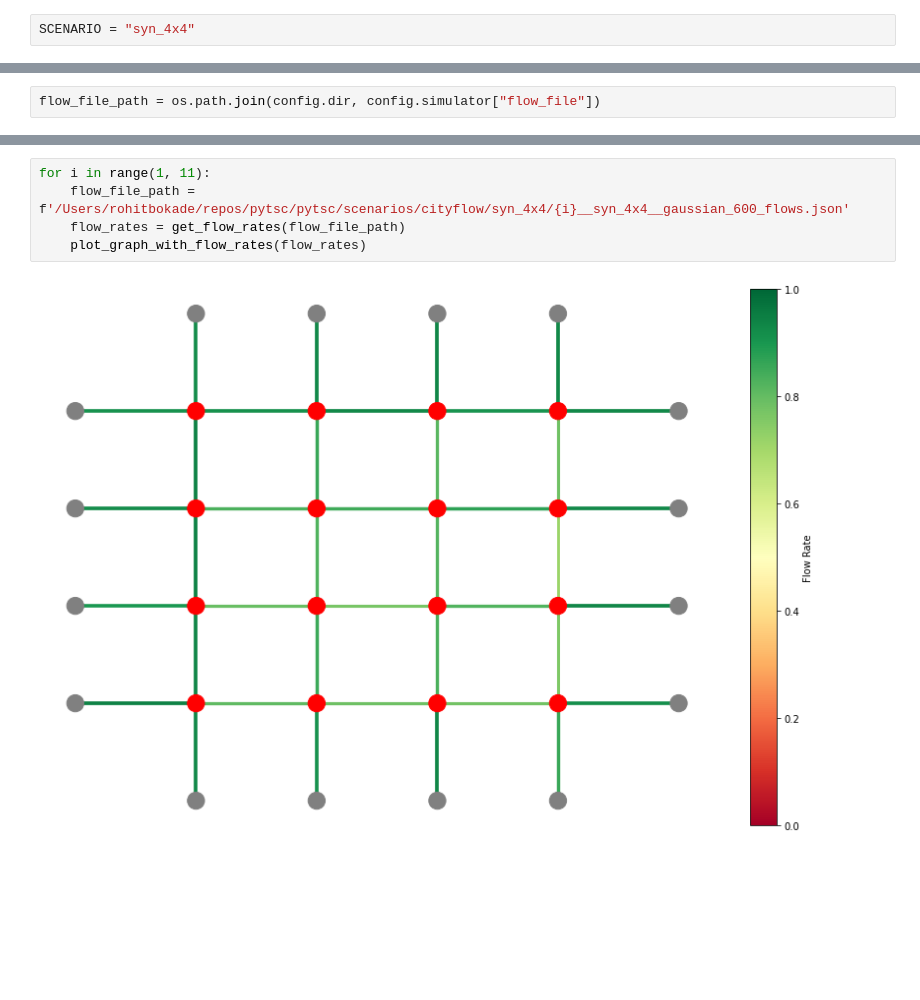
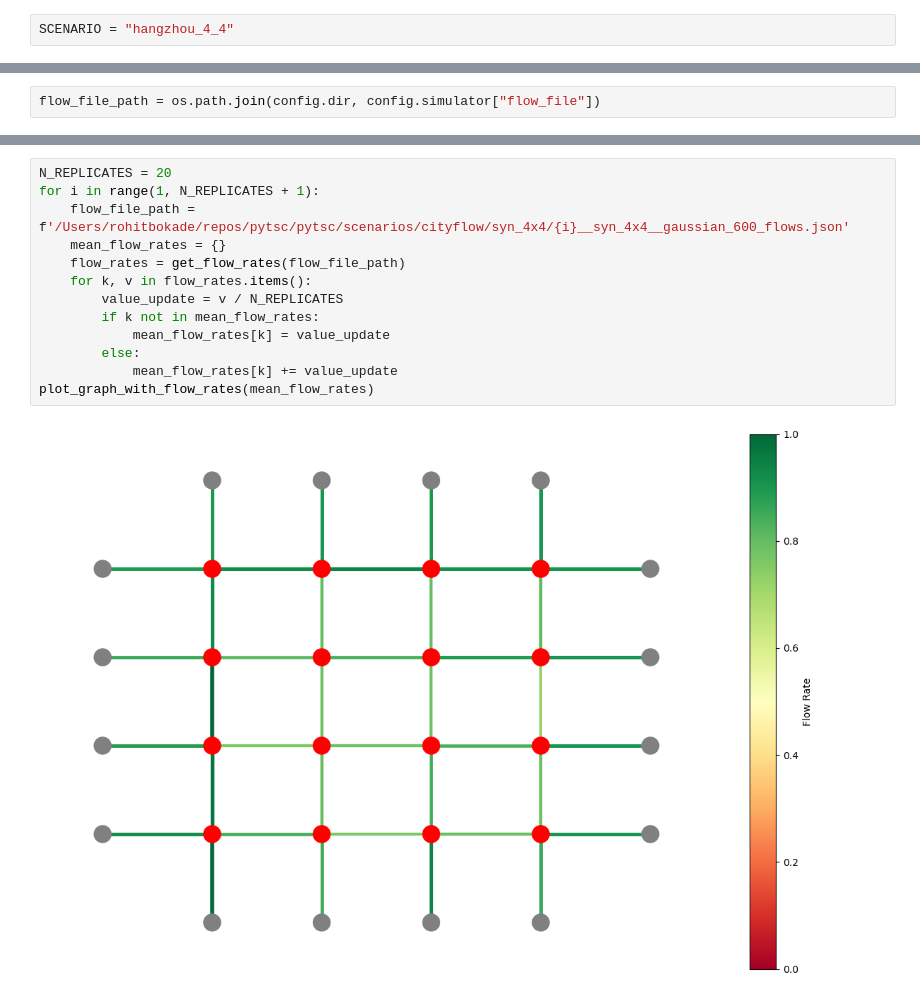
Before and after one commit to rbokade/pytsc, a Jupyter notebook: pytsc/notebooks/scenarios.ipynb, the cells around one changed output, grey strips where cells are left out. Saved outputs shown, nothing was run; the diff lists cells and outputs as text; blank space fills up the shorter version.

```diff
--- a/pytsc/notebooks/scenarios.ipynb
+++ b/pytsc/notebooks/scenarios.ipynb
@@ -18,7 +18,7 @@ from pytsc.backends.cityflow import CITYFLOW_MODULES
 # %% [markdown]
 ## Inputs
 # %%
-SCENARIO = "syn_4x4"
+SCENARIO = "hangzhou_4_4"
 # %% [markdown]
 ## Functions
 # %%
@@ -192,7 +192,15 @@ FileNotFoundError: [Errno 2] No such file or directory: '/Users/rohitbokade/repo
 # %%
-for i in range(1, 11):
+N_REPLICATES = 20
+for i in range(1, N_REPLICATES + 1):
     flow_file_path = f'/Users/rohitbokade/repos/pytsc/pytsc/scenarios/cityflow/syn_4x4/{i}__syn_4x4__gaussian_600_flows.json'
+    mean_flow_rates = {}
     flow_rates = get_flow_rates(flow_file_path)
-    plot_graph_with_flow_rates(flow_rates)
+    for k, v in flow_rates.items():
+        value_update = v / N_REPLICATES
+        if k not in mean_flow_rates:
+            mean_flow_rates[k] = value_update
+        else:
+            mean_flow_rates[k] += value_update
+plot_graph_with_flow_rates(mean_flow_rates)
 # %% [output]
-[figure, old version]
+[figure, new version]
```
Also changed, not shown: parts of 5 cells of this notebook.
